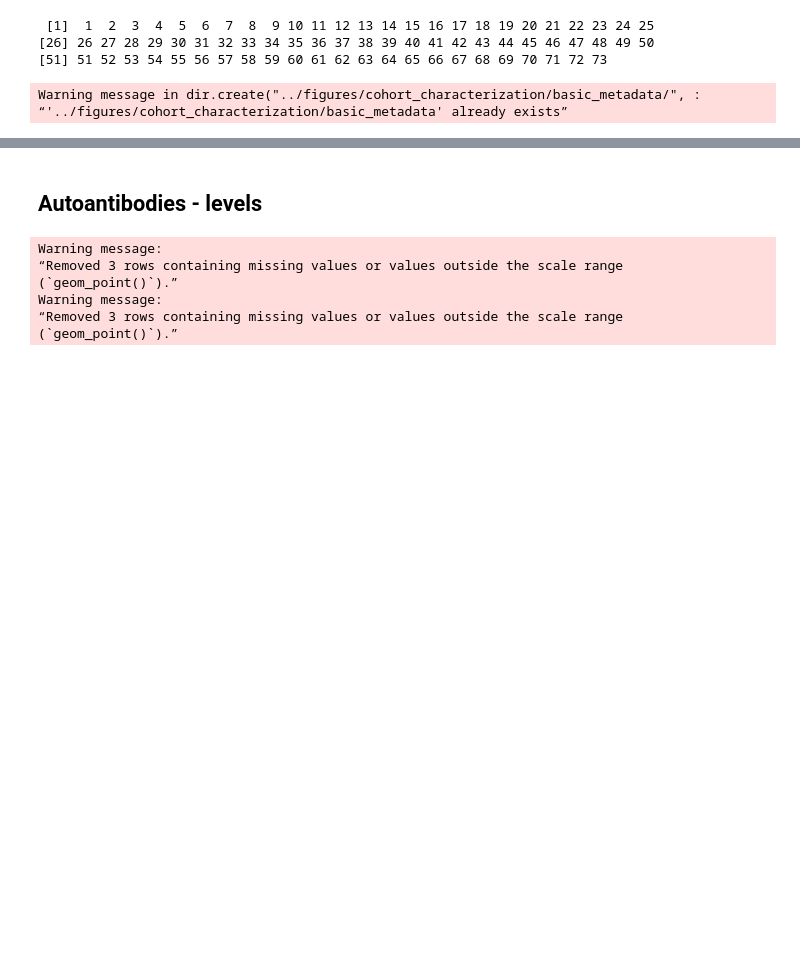
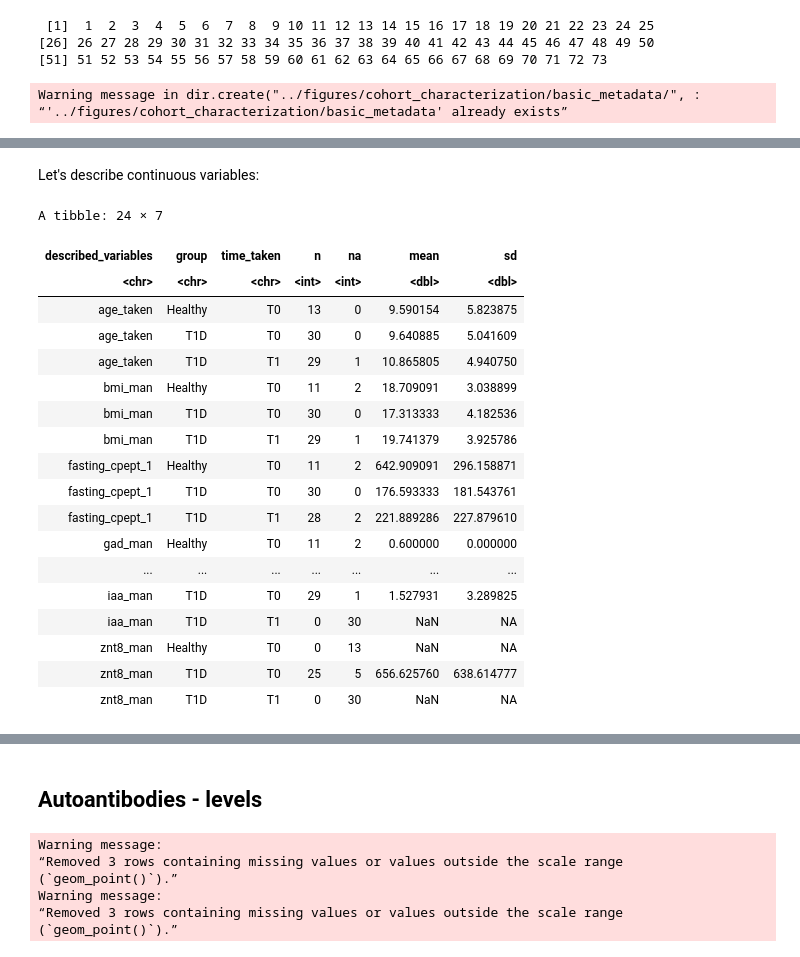
Before and after one commit to Lab-of-Adaptive-Immunity/dia, a Jupyter notebook: code02_analysis_of_init/01_Cohort_characterization.ipynb, the cells around one changed output, grey strips where cells are left out. Saved outputs shown, nothing was run; the diff lists cells and outputs as text; code cells hidden in the pictures; blank space fills up the shorter version.

```diff
--- a/code02_analysis_of_init/01_Cohort_characterization.ipynb
+++ b/code02_analysis_of_init/01_Cohort_characterization.ipynb
@@ -68,0 +157,29 @@ Warning message in dir.create("../figures/cohort_characterization/basic_metadata
+# %% [markdown]
+Let's describe continuous variables:
+# %%
+table_numeric  <- md  %>% group_by(group, time_taken)  %>%
+describe()  %>%
+dplyr::filter(described_variables %in% c("age_taken", "bmi_man", "hba1c_man",
+                                         "fasting_cpept_1", "gad_man", "iaa_man", "ia2_man", "znt8_man"))  %>%
+dplyr::select(1:7)
+table_numeric
+# %% [output]
+A tibble: 24 × 7
+| described_variables | group | time_taken | n | na | mean | sd |
+| <chr> | <chr> | <chr> | <int> | <int> | <dbl> | <dbl> |
+| age_taken | Healthy | T0 | 13 | 0 | 9.590154 | 5.823875 |
+| age_taken | T1D | T0 | 30 | 0 | 9.640885 | 5.041609 |
+| age_taken | T1D | T1 | 29 | 1 | 10.865805 | 4.940750 |
+| bmi_man | Healthy | T0 | 11 | 2 | 18.709091 | 3.038899 |
+| bmi_man | T1D | T0 | 30 | 0 | 17.313333 | 4.182536 |
+| bmi_man | T1D | T1 | 29 | 1 | 19.741379 | 3.925786 |
+| fasting_cpept_1 | Healthy | T0 | 11 | 2 | 642.909091 | 296.158871 |
+| fasting_cpept_1 | T1D | T0 | 30 | 0 | 176.593333 | 181.543761 |
+| fasting_cpept_1 | T1D | T1 | 28 | 2 | 221.889286 | 227.879610 |
+| gad_man | Healthy | T0 | 11 | 2 | 0.600000 | 0.000000 |
+| ... | ... | ... | ... | ... | ... | ... |
+| iaa_man | T1D | T0 | 29 | 1 | 1.527931 | 3.289825 |
+| iaa_man | T1D | T1 | 0 | 30 | NaN | NA |
+| znt8_man | Healthy | T0 | 0 | 13 | NaN | NA |
+| znt8_man | T1D | T0 | 25 | 5 | 656.625760 | 638.614777 |
+| znt8_man | T1D | T1 | 0 | 30 | NaN | NA |
```
Also changed, not shown: parts of 23 cells of this notebook, 1 other file.
